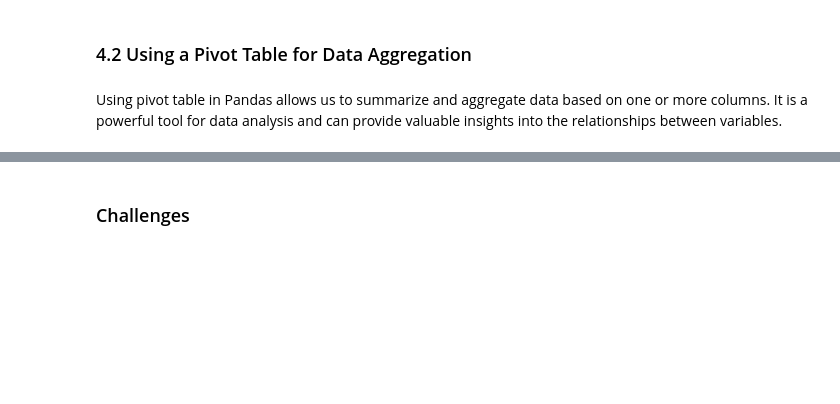
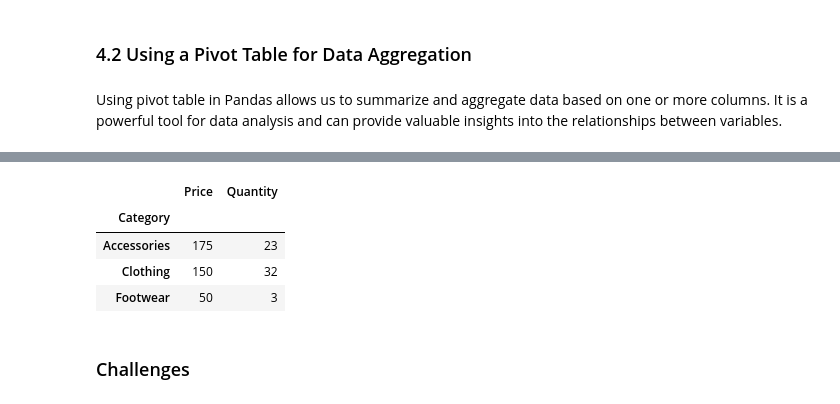
Before and after one commit to ntoitichristine/Data-Science-Moringa-School, a Jupyter notebook: Pandas_practice.ipynb, the cells around one changed output, grey strips where cells are left out. Saved outputs shown, nothing was run; the diff lists cells and outputs as text; code cells hidden in the pictures; blank space fills up the shorter version.

Commit message:
add pivot_table to challenge 3

```diff
--- a/Pandas_practice.ipynb
+++ b/Pandas_practice.ipynb
@@ -299,8 +413,14 @@ df8.head()
 # %%
 # Pivot table to aggregate data based on Category and calculate the sum of Price and Quantity
-pivot_table = pd.pivot_table(df, values=['Price', 'Quantity'], index='Category', aggfunc='sum')
+pivot_table = pd.pivot_table(df8, values=['Price', 'Quantity'], index='Category', aggfunc='sum')
 # Display the pivot table
 pivot_table
+# %% [output]
+|  | Price | Quantity |
+| Category |  |  |
+| Accessories | 175 | 23 |
+| Clothing | 150 | 32 |
+| Footwear | 50 | 3 |
 # %% [markdown]
 ### Challenges
 # %% [markdown]
```
Also changed, not shown: parts of 16 cells of this notebook.
